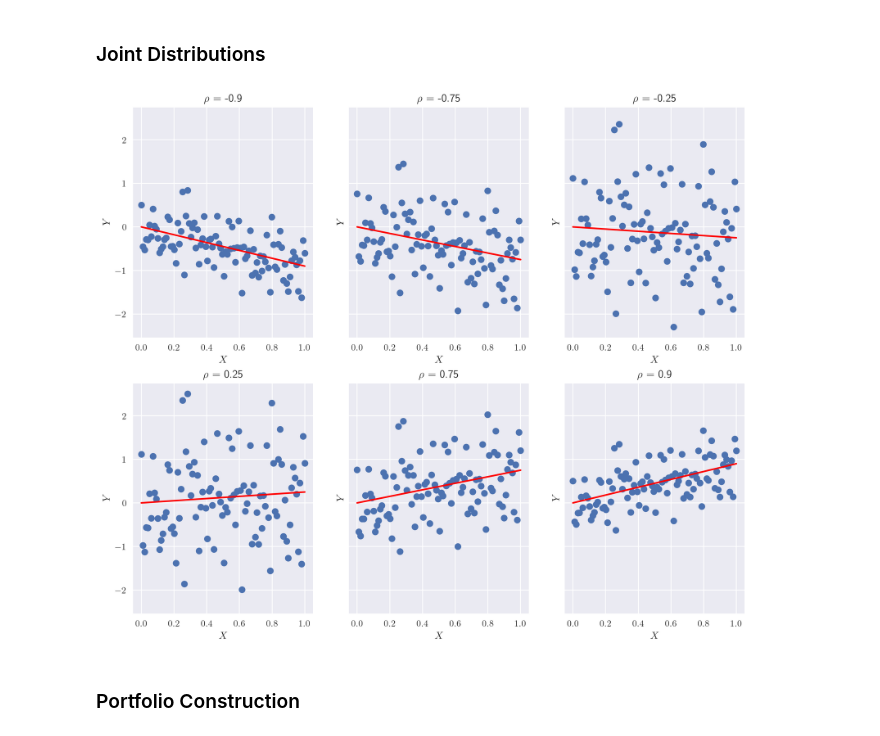
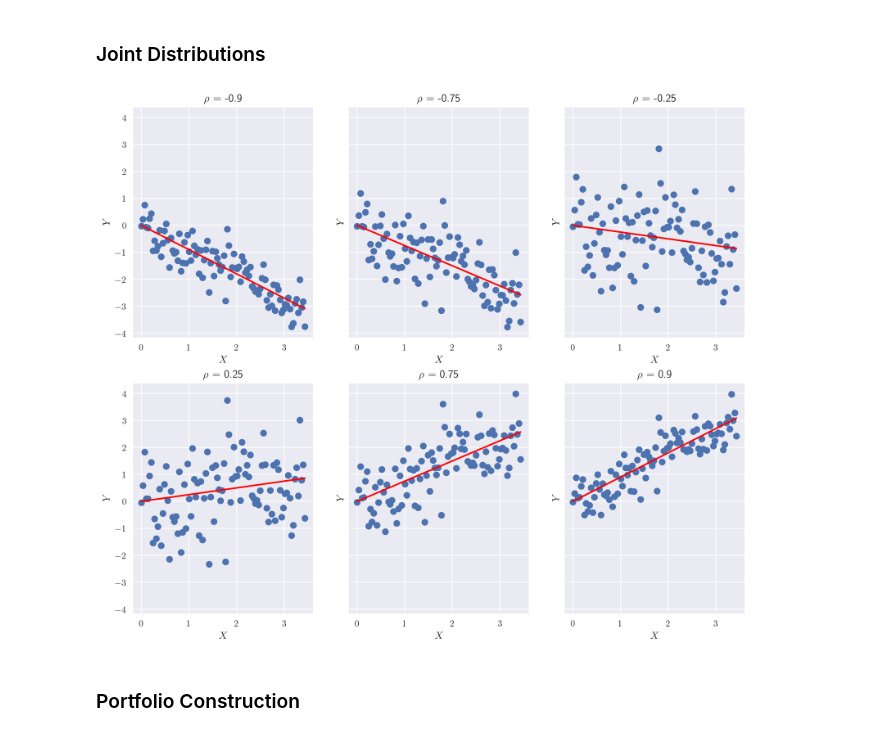
Before and after one commit to charlesrambo/math_bootcamp_25, a Jupyter notebook: Unit 3/unit_3_code_snippets.ipynb, the cells around one changed output. Saved outputs shown, nothing was run; the diff lists cells and outputs as text; code cells hidden in the pictures.

```diff
--- a/Unit 3/unit_3_code_snippets.ipynb
+++ b/Unit 3/unit_3_code_snippets.ipynb
@@ -272,35 +272,40 @@ rho_vals = [-0.9, -0.75, -0.25, 0.25, 0.75, 0.9]
 
 # Set up subplots
 fig, ax = plt.subplots(2, 3, sharey = True, figsize = (12, 10))
 
 for i, rho in enumerate(rho_vals):
 
-    # Get X and Y values
+    # Get X
     X = np.linspace(0, 1, len(Z))
+
+    # Make sure variance of X is 1
+    X /= np.std(X)
+
+    # Get Y
     Y = rho * X + np.sqrt(1 - rho**2) * Z
 
     # Get row and column
     row, col = i//3, i%3
 
     # Draw scatter plot
     ax[row, col].scatter(X, Y)
 
     # Draw plot of underlying relationship
     ax[row, col].plot(X, rho * X, color = 'red')
 
     # Add title to subplot
     ax[row, col].set_title(r'$\rho$ = ' + str(rho))
 
     # Add labels for x and y axes
     ax[row, col].set_xlabel(r'$X$')
     ax[row, col].set_ylabel(r'$Y$')
 
 # Save the figure
 plt.savefig(path + r'ex3-4.png')
 
 plt.show()
 # %% [output]
-[figure, old version]
+[figure, new version]
 # %% [markdown]
 ### Portfolio Construction
 # %%
```
Also changed, not shown: parts of 11 cells of this notebook, 1 other file.
